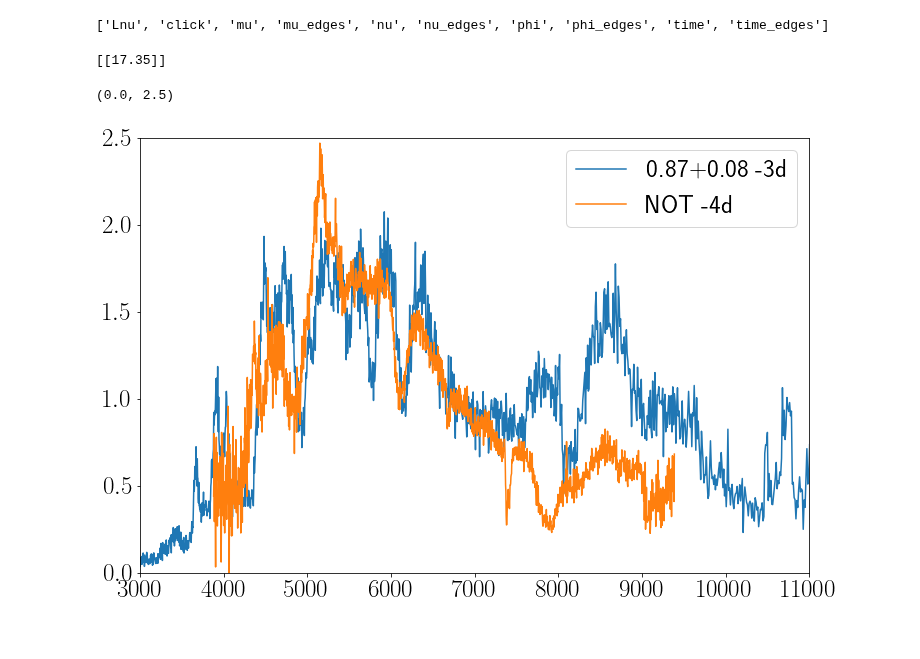
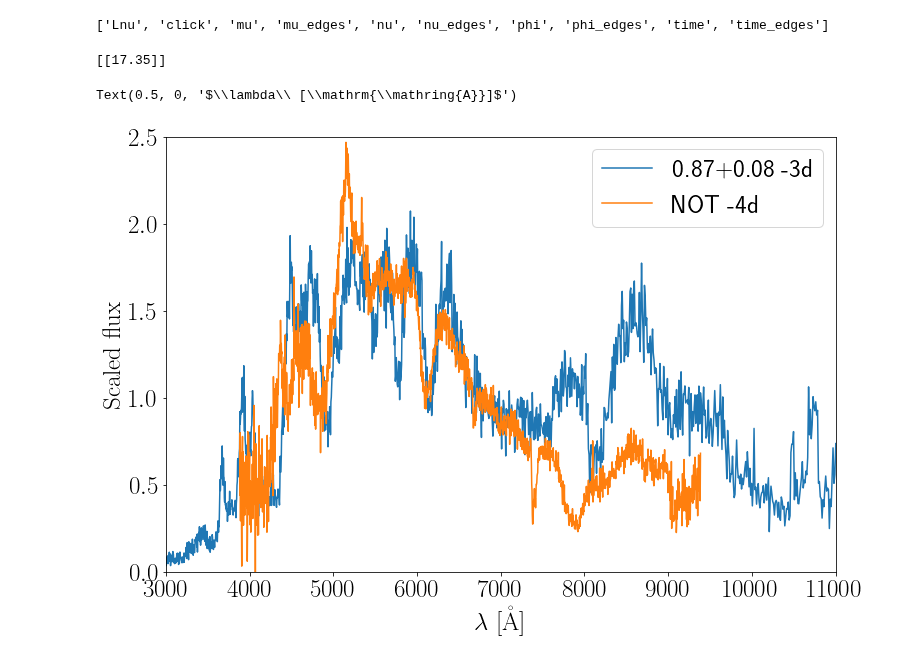
Before and after one commit to slowdivePTG/SN2020jgb, a Jupyter notebook: spectroscopy/Synthesized_Spectra.ipynb, the cells around one changed output. Drawn from its saved outputs; the diff is of its cells as text; code cells hidden in the pictures.

```diff
--- a/spectroscopy/Synthesized_Spectra.ipynb
+++ b/spectroscopy/Synthesized_Spectra.ipynb
@@ -55,19 +55,23 @@ with h5py.File('../../Mtot0.95/0.87_0.08_doubledet.h5', 'r') as f:
 # %%
 #arg = np.argmax(np.sum(Lnu[:, (wv<10000)&(wv>5000)], axis=1))
 arg = np.argwhere(t == 17.35)
 print(t[arg])
 plt.figure(figsize=(12, 8))
-plt.plot(
-    wv[1:], Lnu[arg, 1:].ravel() /
-    np.median(Lnu[arg, np.where((wv < 7000) & (wv > 6500))].ravel()), label='0.87+0.08 -3d')
+plt.plot(wv[1:],
+         Lnu[arg, 1:].ravel() /
+         np.median(Lnu[arg, np.where((wv < 7000) & (wv > 6500))].ravel()),
+         label='0.87+0.08 -3d')
 
-plt.plot(
-    obs[:, 0], obs[:, 1] /
-    np.median(obs[np.where((obs[:, 0] < 7000) & (obs[:, 0] > 6500)), 1]), label='NOT -4d')
+plt.plot(obs[:, 0],
+         obs[:, 1] /
+         np.median(obs[np.where((obs[:, 0] < 7000) & (obs[:, 0] > 6500)), 1]),
+         label='NOT -4d')
 plt.legend()
 plt.xlim(3000, 11000)
 plt.ylim(0, 2.5)
+plt.ylabel(r'$\mathrm{Scaled\ flux}$')
+plt.xlabel(r'$\lambda\ [\mathrm{\mathring{A}}]$')
 # %% [output]
 [[17.35]]
-(0.0, 2.5)
+Text(0.5, 0, '$\\lambda\\ [\\mathrm{\\mathring{A}}]$')
-[figure, old version]
+[figure, new version]
```
Also changed, not shown: 27 other files.
